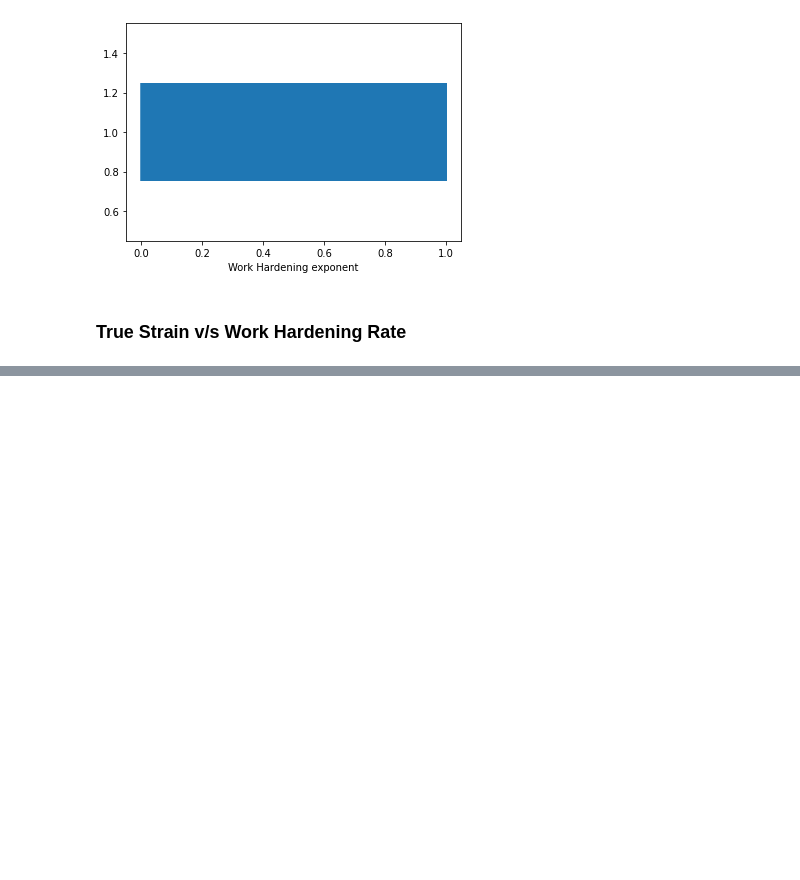
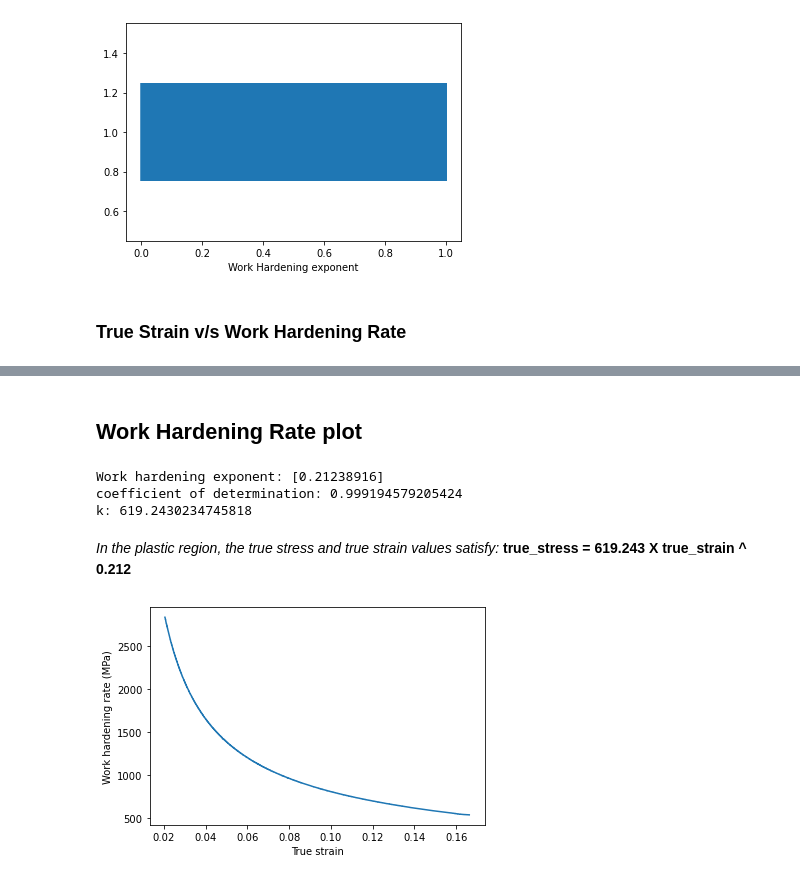
Before and after one commit to algomaster99/meta-btp, a Jupyter notebook: Engineering Stress, Strain -> True Stress, Strain.ipynb, the cells around one changed output, grey strips where cells are left out. Drawn from its saved outputs; the diff is of its cells as text; code cells hidden in the pictures; blank space fills up the shorter version.

```diff
--- a/Engineering Stress, Strain -> True Stress, Strain.ipynb
+++ b/Engineering Stress, Strain -> True Stress, Strain.ipynb
@@ -220,3 +221,29 @@ _ = plt.ylabel('Work hardening rate (MPa)')
 # %% [markdown]
 ### Plastic Strain Definition
 <img src = "plasticstrain_def.png"/>
+# %% [markdown]
+## Work Hardening Rate plot
+# %%
+#Determination of work hardening exponent using log(true stress) v/s log(true strain) plot
+reshaped_log_true_strain = log_true_strain.reshape((-1, 1))
+model = LinearRegression().fit(reshaped_log_true_strain, log_true_stress)
+n_plot = model.score(reshaped_log_true_strain, log_true_stress)
+Work_hardening_exponent = model.coef_
+logk = model.intercept_
+print ('Work hardening exponent:', Work_hardening_exponent)
+print('coefficient of determination:', n_plot)
+print('k:', np.exp(logk))
+# %% [output]
+Work hardening exponent: [0.21238916]
+coefficient of determination: 0.999194579205424
+k: 619.2430234745818
+# %% [markdown]
+*In the plastic region, the true stress and true strain values satisfy:*
+**true_stress = 619.243 X true_strain ^ 0.212**
+# %%
+#work hardening rate = d(true_stress)/d(true_strain)
+Work_hardening_rate = [(Work_hardening_exponent*true_stress[i]/true_strain[i]) for i in range(965, required_points)]
+_ = plt.ylabel('Work hardening rate (MPa)')
+_ = plt.xlabel('True strain')
+# %% [output]
+[figure, added]
```
Also changed, not shown: parts of 4 cells of this notebook.
